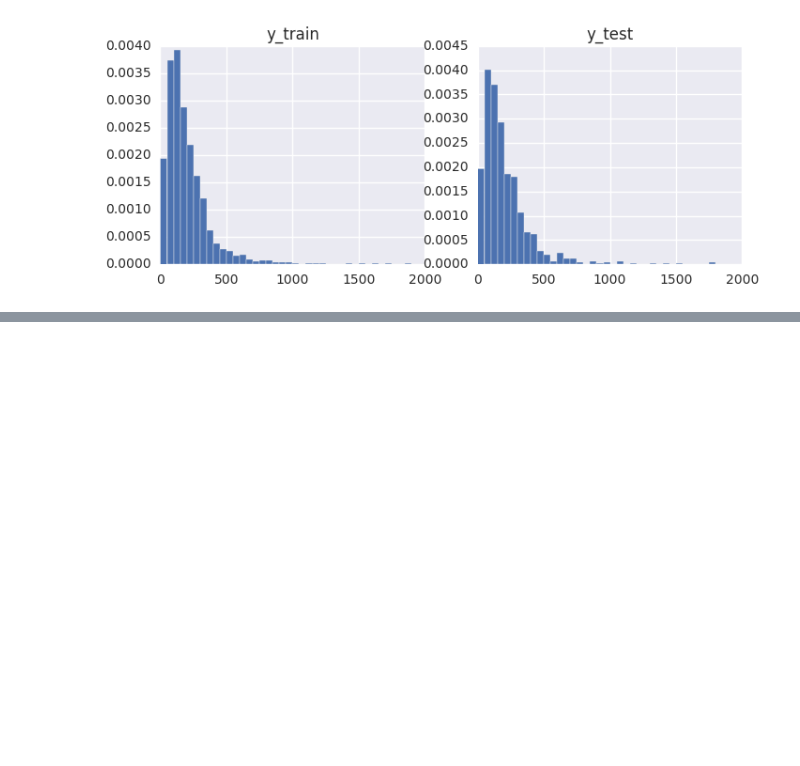
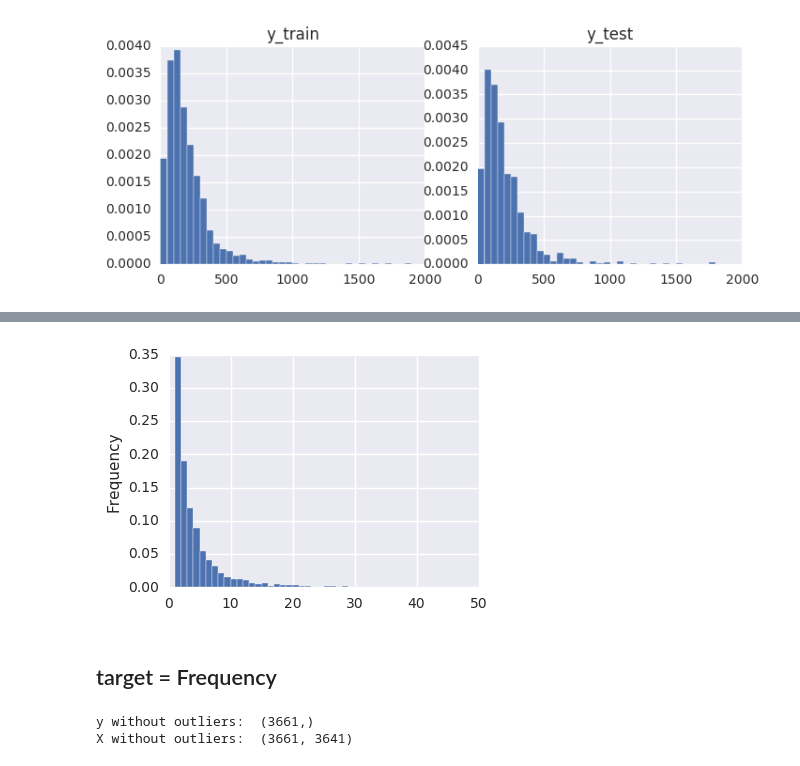
Before and after one commit to Fujiki-Nakamura/OnlineRetailAnalysis, a Jupyter notebook: MachineLearning/RFM.ipynb, the cells around one changed output, grey strips where cells are left out. Cells and saved outputs as stored; diff of their text form; code cells hidden in the pictures; blank space fills up the shorter version.

```diff
--- a/MachineLearning/RFM.ipynb
+++ b/MachineLearning/RFM.ipynb
@@ -316,0 +363,36 @@ plt.show()
+# %%
+# Frequency の分布
+figsize = (4, 3)
+bins = np.arange(0, 50, 1)
+df_uk_per_customer['Frequency'].plot(kind='hist', bins=bins, normed=True, figsize=figsize)
+plt.show()
+
+# NOTE:
+# ほとんどの人がトランザクション 5回以下
+# UK で 1カスタマあたりのトランザクションを伸ばすという改善でも良い気がしてくる。
+# %% [output]
+[figure, added]
+# %% [markdown]
+## target = Frequency
+# %%
+# Frequency を target として予測
+# ある商品を購入しているカスタマは Frequency が高い、とか。
+
+target = 'Frequency'
+X = df_uk_customer_item.values
+y = df_uk_per_customer[df_uk_per_customer['CustomerID'] != 'NaN'][target].values
+
+
+# Q / T の外れ値を除外
+Q3 = np.percentile(y, 75)
+Q1 = np.percentile(y, 25)
+IQ = Q3 - Q1
+
+not_outlier_identifier = (y >= Q1 - 1.5 * IQ) & (y <= Q3 + 1.5 * IQ)
+y_trimmed = y[not_outlier_identifier]
+print('y without outliers: ', y_trimmed.shape)
+X_trimmed = X[not_outlier_identifier]
+print('X without outliers: ', X_trimmed.shape)
+# %% [output]
+y without outliers:  (3661,)
+X without outliers:  (3661, 3641)
```
Also changed, not shown: parts of 11 cells of this notebook, 5 other files.
